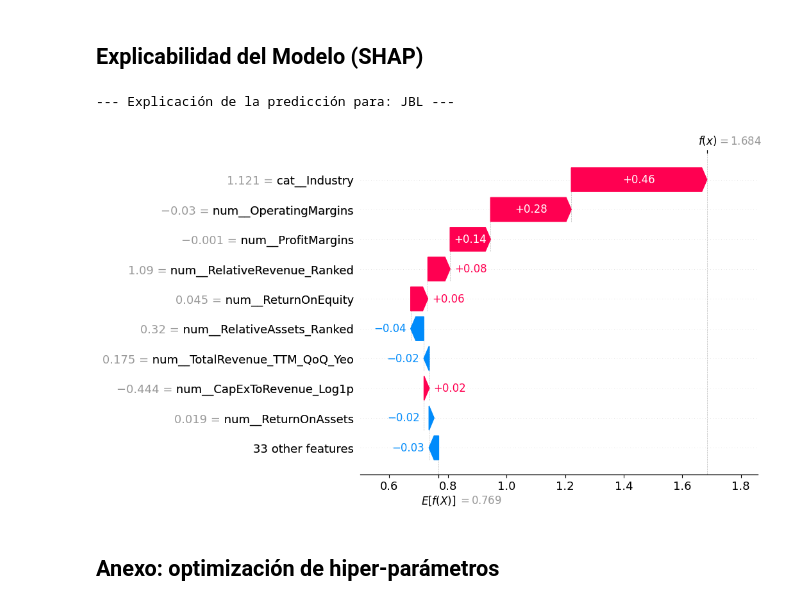
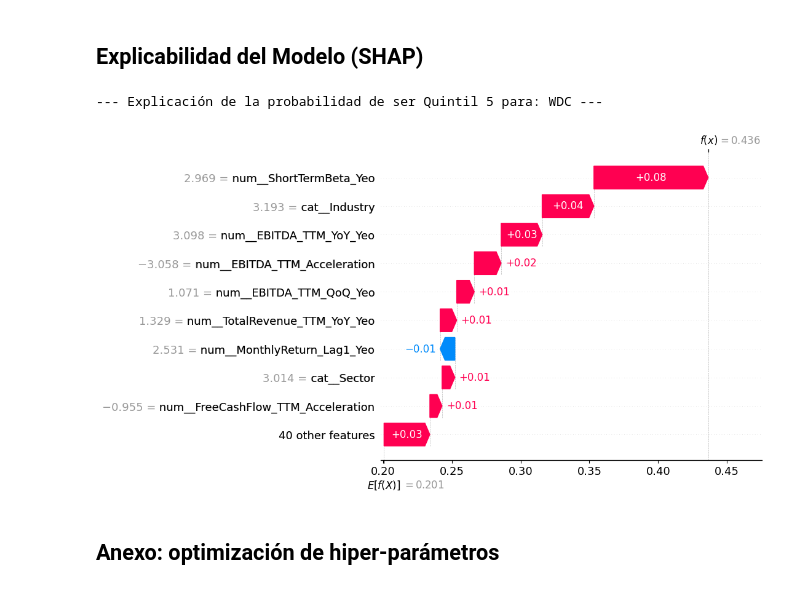
Before and after one commit to sebakremis/FinDataMining, a Jupyter notebook: 03_Notebook_Modelado.ipynb, the cells around one changed output. Saved outputs shown, nothing was run; the diff lists cells and outputs as text; code cells hidden in the pictures.

Commit message:
reemplazar modelado por regresion RandomForest por un clasificador para predecir sobre variable categorica

```diff
--- a/03_Notebook_Modelado.ipynb
+++ b/03_Notebook_Modelado.ipynb
@@ -266,7 +245,7 @@ Reporte exportado en la carpeta de datos.
 ## Explicabilidad del Modelo (SHAP)
 # %%
 # Seleccionar un Ticker específico a evaluar
-ticker_a_explicar = 'JBL'
+ticker_a_explicar = 'WDC'
 # %%
 # Extraer los componentes del pipeline
 preprocessor = pipe.named_steps['pre']
@@ -274,40 +253,44 @@ rf_model = pipe.named_steps['model']
 
 # Transformar los datos de test (X_test) usando el preprocesador
 X_test_transformed = preprocessor.transform(X_test)
 
 # Obtener los nombres de las columnas transformadas
 feature_names = preprocessor.get_feature_names_out()
 
 # Crear un DataFrame con los datos transformados para que SHAP lea los nombres
 X_test_shap = pd.DataFrame(X_test_transformed, columns=feature_names, index=X_test.index)
 
 # Verificar que el ticker esté en los datos de test
 if ticker_a_explicar in tickers_test.values:
     # Obtener la posición (índice entero) del ticker en el array de test
-    idx = np.where(tickers_test == ticker_a_explicar)[0][0]
+    idx = np.where(tickers_test.values == ticker_a_explicar)[0][0]
 
     # Extraer solo la fila del ticker seleccionado
     X_ticker_eval = X_test_shap.iloc[[idx]]
 
     # Inicializar el explicador de SHAP
     explainer = shap.TreeExplainer(rf_model)
 
-    # Calcular los valores SHAP (solo para el ticker seleccionado para optimizar tiempo)
+    # Calcular los valores SHAP
     shap_values = explainer(X_ticker_eval)
 
-    print(f"--- Explicación de la predicción para: {ticker_a_explicar} ---")
+    # --- NUEVO: Seleccionar la explicación específica para la clase 5 (Quintil 5) ---
+    idx_q5 = list(rf_model.classes_).index(5)
+    shap_values_q5 = shap_values[..., idx_q5]
+
+    print(f"--- Explicación de la probabilidad de ser Quintil 5 para: {ticker_a_explicar} ---")
 
     # Crear la figura y visualizar
     plt.figure(figsize=(10, 6))
 
-    # Generar el gráfico de cascada (Waterfall plot)
-    shap.plots.waterfall(shap_values[0], max_display=10)
+    # Generar el gráfico de cascada
+    shap.plots.waterfall(shap_values_q5[0], max_display=10)
 
 else:
     print(f"El ticker {ticker_a_explicar} no se encuentra en el conjunto de test (tickers_test).")
 # %% [output]
---- Explicación de la predicción para: JBL ---
+--- Explicación de la probabilidad de ser Quintil 5 para: WDC ---
-[figure, old version]
+[figure, new version]
 # %% [markdown]
 ## Anexo: optimización de hiper-parámetros
 # %%
```
Also changed, not shown: parts of 11 cells of this notebook, 1 other file.
